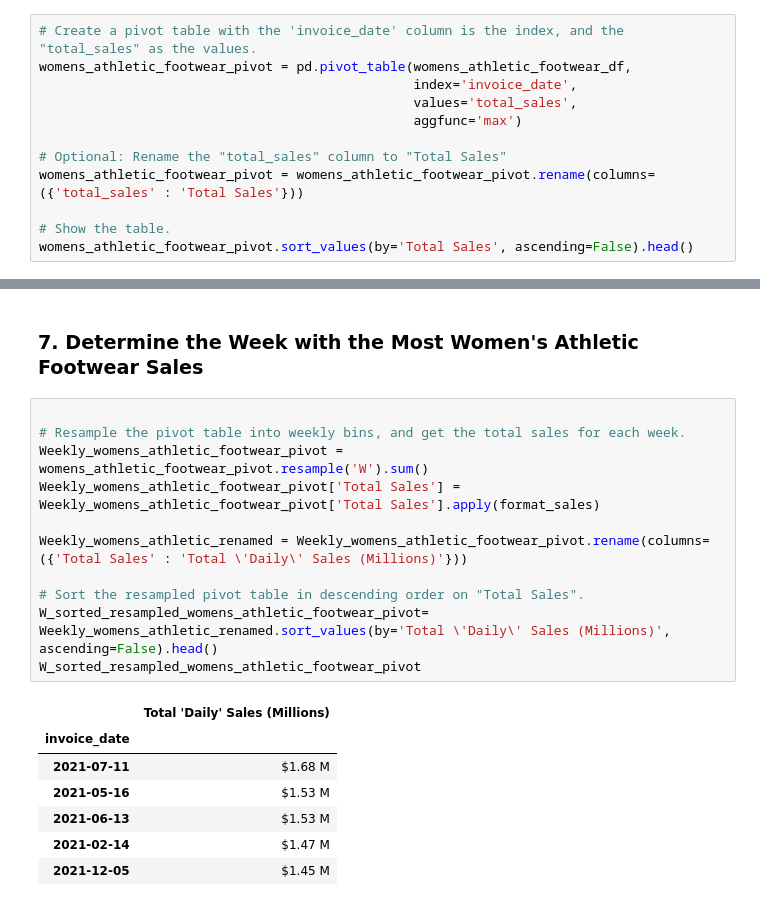
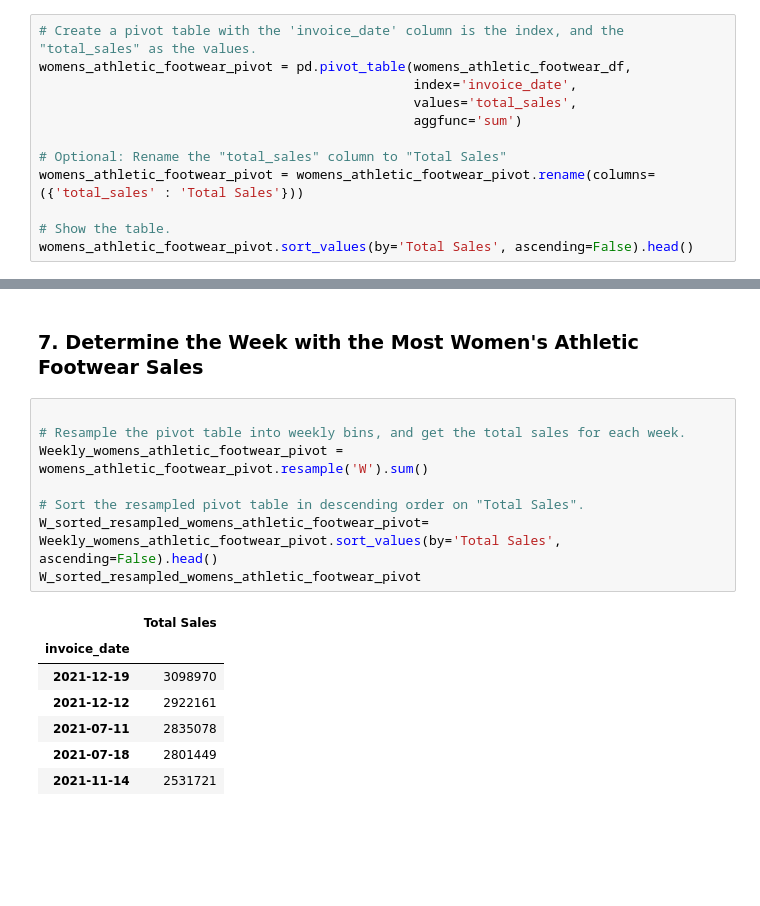
Before and after one commit to ncmoliver/athletic_sales_analysis, a Jupyter notebook: athletic_sales_analysis.ipynb, the cells around one changed output, grey strips where cells are left out. Drawn from its saved outputs; the diff is of its cells as text; blank space fills up the shorter version.

```diff
--- a/athletic_sales_analysis.ipynb
+++ b/athletic_sales_analysis.ipynb
@@ -351,7 +351,7 @@ top_5_units_sold_womens_athletic_footwear
 womens_athletic_footwear_pivot = pd.pivot_table(womens_athletic_footwear_df,
                                                 index='invoice_date',
                                                 values='total_sales',
-                                                aggfunc='max')
+                                                aggfunc='sum')
 
 # Optional: Rename the "total_sales" column to "Total Sales"
 womens_athletic_footwear_pivot = womens_athletic_footwear_pivot.rename(columns=({'total_sales' : 'Total Sales'}))
@@ -386,19 +386,16 @@ sorted_resampled_womens_athletic_footwear_pivot.head()
 # %%
 
 # Resample the pivot table into weekly bins, and get the total sales for each week.
 Weekly_womens_athletic_footwear_pivot = womens_athletic_footwear_pivot.resample('W').sum()
-Weekly_womens_athletic_footwear_pivot['Total Sales'] = Weekly_womens_athletic_footwear_pivot['Total Sales'].apply(format_sales)
-
-Weekly_womens_athletic_renamed = Weekly_womens_athletic_footwear_pivot.rename(columns=({'Total Sales' : 'Total \'Daily\' Sales (Millions)'}))
 
 # Sort the resampled pivot table in descending order on "Total Sales".
-W_sorted_resampled_womens_athletic_footwear_pivot= Weekly_womens_athletic_renamed.sort_values(by='Total \'Daily\' Sales (Millions)', ascending=False).head()
+W_sorted_resampled_womens_athletic_footwear_pivot= Weekly_womens_athletic_footwear_pivot.sort_values(by='Total Sales', ascending=False).head()
 W_sorted_resampled_womens_athletic_footwear_pivot
 # %% [output]
-|  | Total 'Daily' Sales (Millions) |
+|  | Total Sales |
 | invoice_date |  |
-| 2021-07-11 | $1.68 M |
-| 2021-05-16 | $1.53 M |
-| 2021-06-13 | $1.53 M |
-| 2021-02-14 | $1.47 M |
-| 2021-12-05 | $1.45 M |
+| 2021-12-19 | 3098970 |
+| 2021-12-12 | 2922161 |
+| 2021-07-11 | 2835078 |
+| 2021-07-18 | 2801449 |
+| 2021-11-14 | 2531721 |
```
Also changed, not shown: parts of 6 cells of this notebook.
